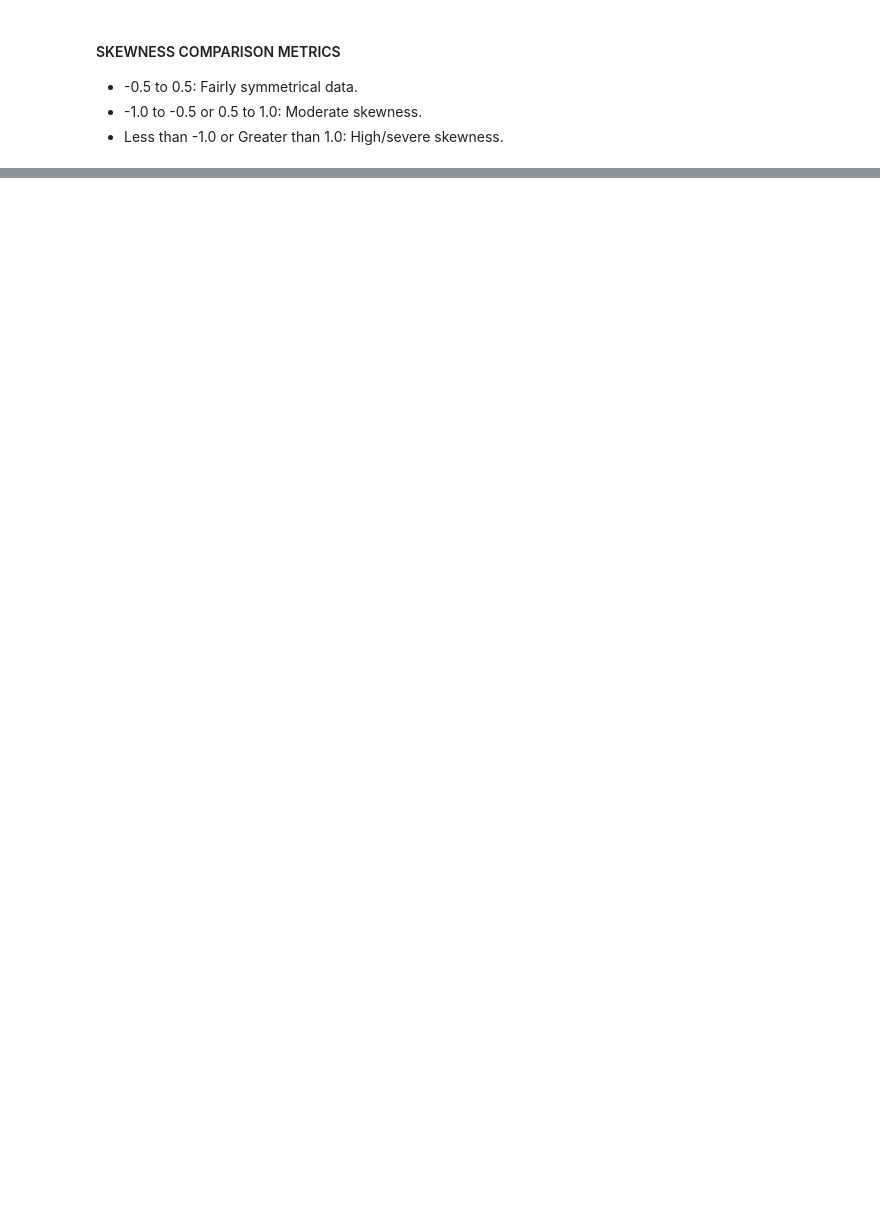
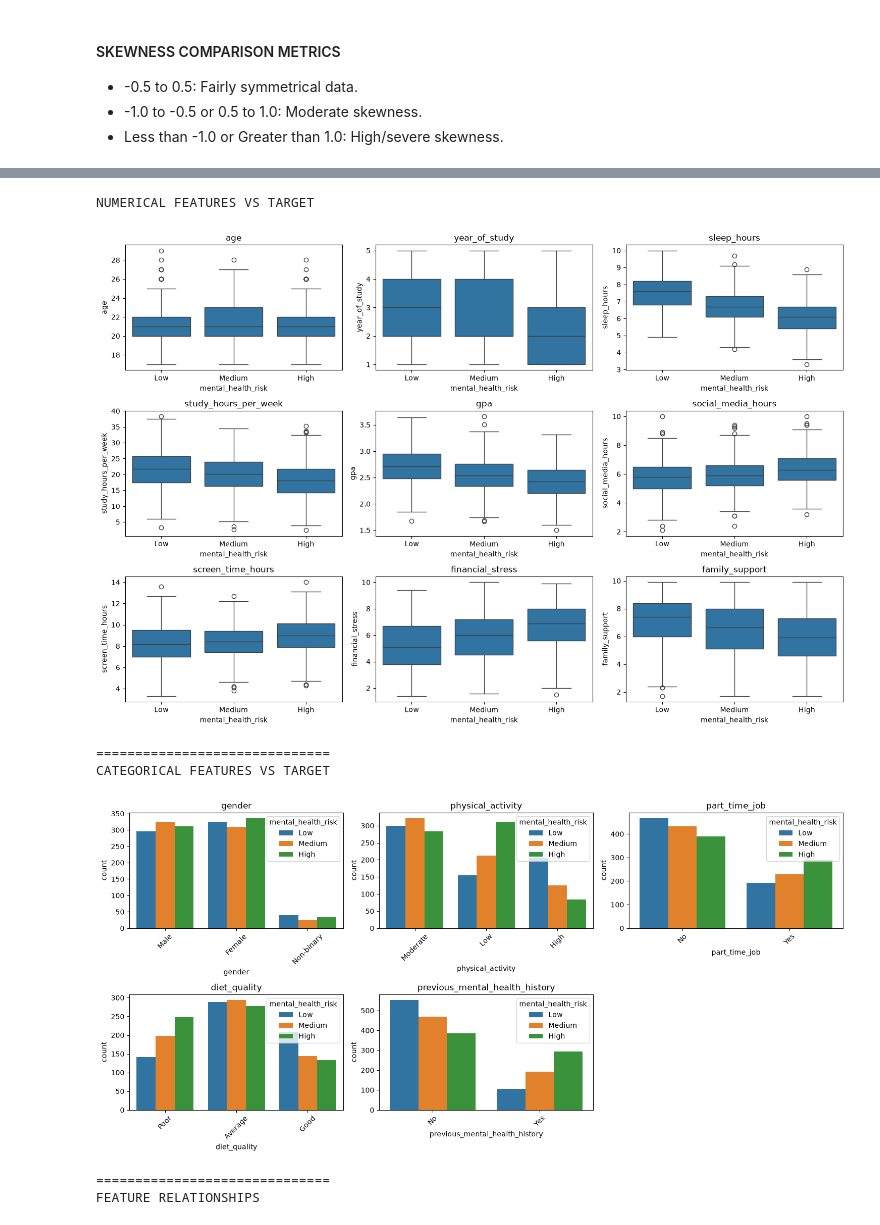
Before and after one commit to mohammed-mehdi-saibat/students-mental-state-predictor, a Jupyter notebook: notebooks/01_explanatory_data_anaylisis.ipynb, the cells around one changed output, grey strips where cells are left out. Drawn from its saved outputs; the diff is of its cells as text; code cells hidden in the pictures; blank space fills up the shorter version.

```diff
--- a/notebooks/01_explanatory_data_anaylisis.ipynb
+++ b/notebooks/01_explanatory_data_anaylisis.ipynb
@@ -76,3 +283,11 @@ Categorical columns:      student_id  gender physical_activity part_time_job die
 # %%
-# # Bevariate analysis
-# bevariate_analysis(df)
+# Bevariate analysis
+bevariate_analysis(df)
+# %% [output]
+NUMERICAL FEATURES VS TARGET
+[figure, added]
+==============================
+CATEGORICAL FEATURES VS TARGET
+[figure, added]
+==============================
+FEATURE RELATIONSHIPS
```
Also changed, not shown: parts of 10 cells of this notebook, 13 other files.
